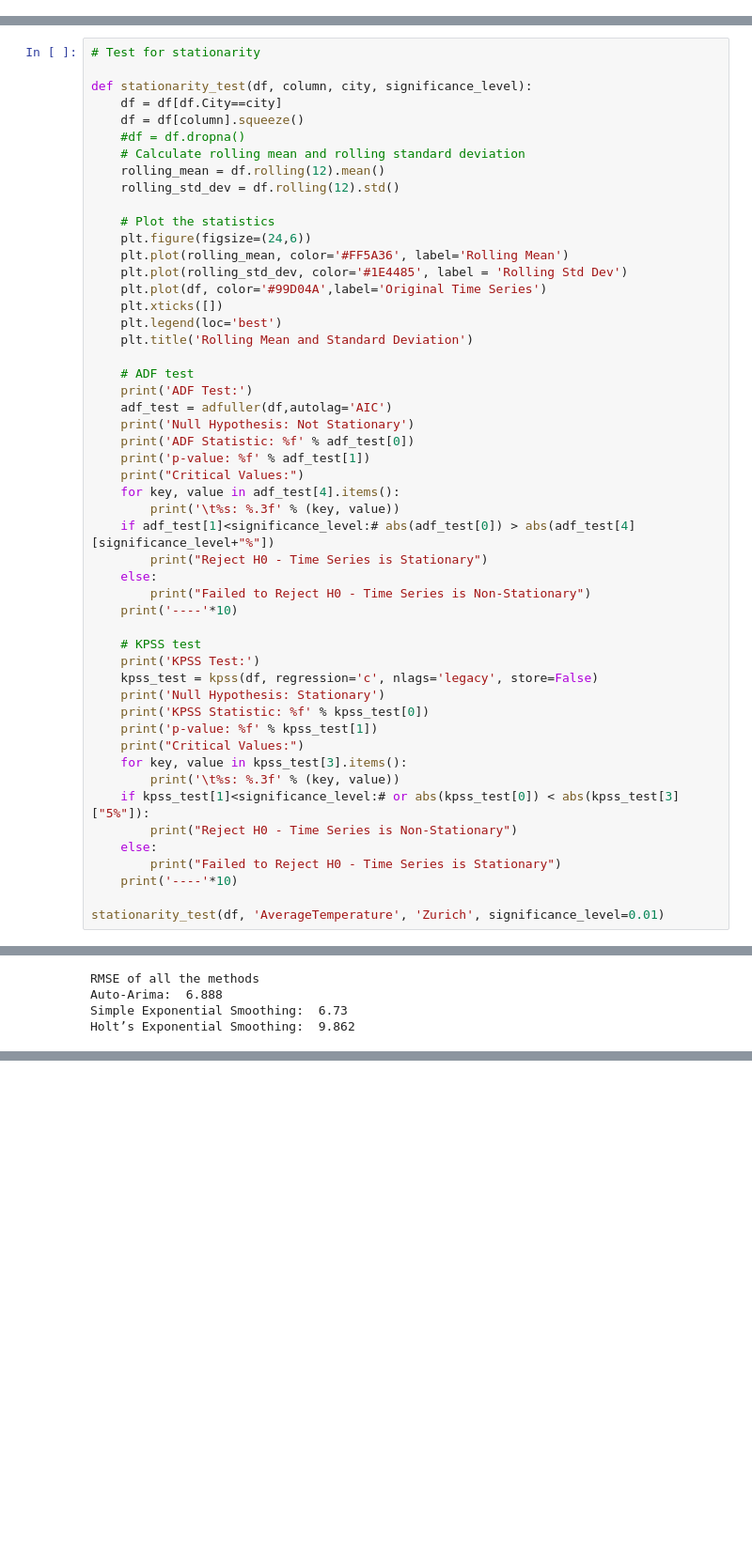
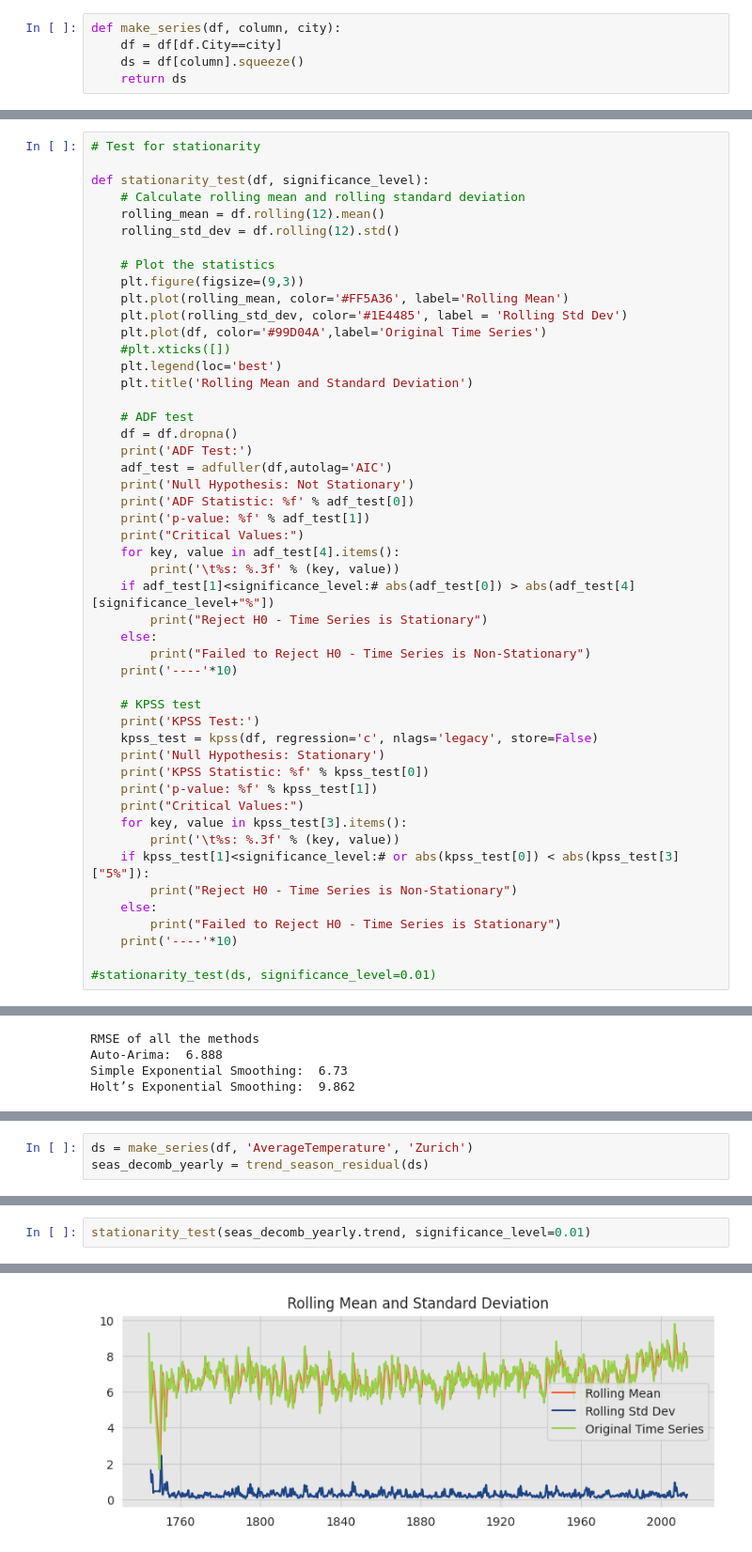
Before and after one commit to mic1899/earth_surface_temperature, a Jupyter notebook: EDA.ipynb, the cells around one changed output, grey strips where cells are left out. Shown at 94% size. Saved outputs shown, nothing was run; the diff lists cells and outputs as text; blank space fills up the shorter version.

```diff
--- a/EDA.ipynb
+++ b/EDA.ipynb
@@ -106,6 +128,11 @@ def time_conv(df):
     df = df.assign(AverageTemperature=df.AverageTemperature.squeeze().interpolate(method='time'))
     return df
 df = time_conv(df)
+# %%
+def make_series(df, column, city):
+    df = df[df.City==city]
+    ds = df[column].squeeze()
+    return ds
 # %%
 def plot_seasons(df, city):
     # Polar plot for seasonality
@@ -184,24 +203,22 @@ seas_decomb_yearly = trend_season_residual(df, 'AverageTemperature', "Zurich")
 # %%
 # Test for stationarity
 
-def stationarity_test(df, column, city, significance_level):
-    df = df[df.City==city]
-    df = df[column].squeeze()
-    #df = df.dropna()
+def stationarity_test(df, significance_level):
     # Calculate rolling mean and rolling standard deviation
     rolling_mean = df.rolling(12).mean()
     rolling_std_dev = df.rolling(12).std()
 
     # Plot the statistics
-    plt.figure(figsize=(24,6))
+    plt.figure(figsize=(9,3))
     plt.plot(rolling_mean, color='#FF5A36', label='Rolling Mean')
     plt.plot(rolling_std_dev, color='#1E4485', label = 'Rolling Std Dev')
     plt.plot(df, color='#99D04A',label='Original Time Series')
-    plt.xticks([])
+    #plt.xticks([])
     plt.legend(loc='best')
     plt.title('Rolling Mean and Standard Deviation')
 
     # ADF test
+    df = df.dropna()
     print('ADF Test:')
     adf_test = adfuller(df,autolag='AIC')
     print('Null Hypothesis: Not Stationary')
@@ -231,4 +248,4 @@ def stationarity_test(df, column, city, significance_level):
         print("Failed to Reject H0 - Time Series is Stationary")
     print('----'*10)
 
-stationarity_test(df, 'AverageTemperature', 'Zurich', significance_level=0.01)
+#stationarity_test(ds, significance_level=0.01)
@@ -513,0 +465,3 @@ Holt’s Exponential Smoothing:  9.862
+# %%
+ds = make_series(df, 'AverageTemperature', 'Zurich')
+seas_decomb_yearly = trend_season_residual(ds)
@@ -513,0 +470,3 @@ Holt’s Exponential Smoothing:  9.862
+# %%
+stationarity_test(seas_decomb_yearly.trend, significance_level=0.01)
+# %% [output]
@@ -513,0 +493 @@ Holt’s Exponential Smoothing:  9.862
+[figure, added]
```
Also changed, not shown: parts of 30 cells of this notebook, 2 other files.
